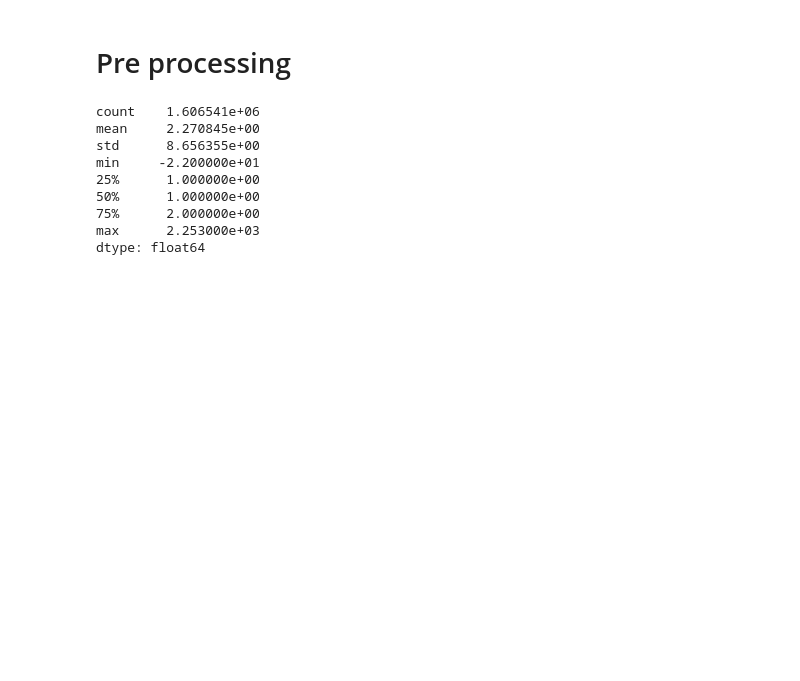
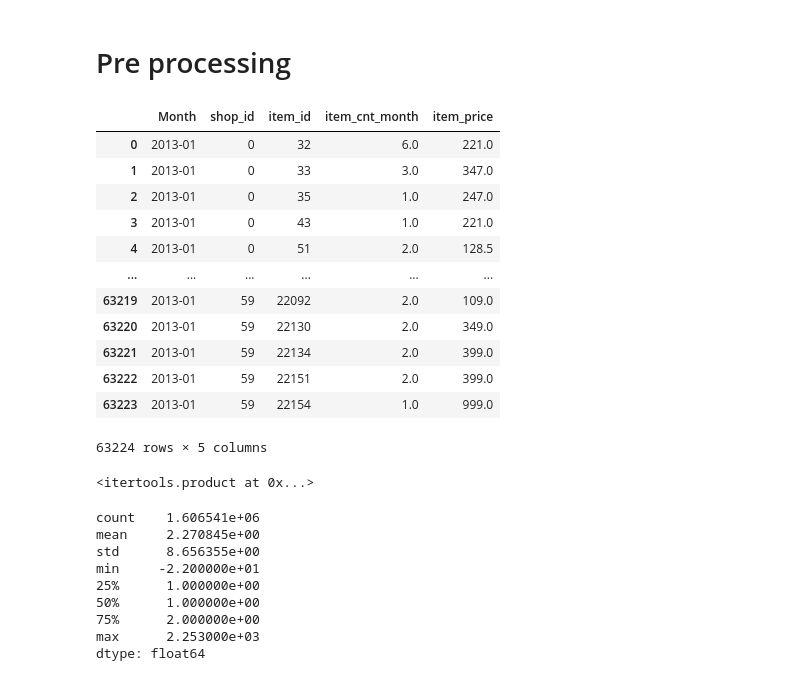
Before and after one commit to lsuazo/HowToWinKaggle, a Jupyter notebook: FinalProject/20200824_setup_cross_val.ipynb, the cells around one changed output. Cells and saved outputs as stored; diff of their text form; code cells hidden in the pictures; blank space fills up the shorter version.

```diff
--- a/FinalProject/20200824_setup_cross_val.ipynb
+++ b/FinalProject/20200824_setup_cross_val.ipynb
@@ -39,3 +39,9 @@ sales = utilities.load_and_preprocess()
 # %%
 agg_sales = utilities.aggregate_monthly(sales)
 piv_agg_sales = agg_sales.set_index(['Month', 'shop_id', 'item_id']).item_cnt_month.unstack(level=0).fillna(0)
+# %%
+months = list(agg_sales.Month.unique())
+# %%
+month = months[0]
+# %%
+month_data = agg_sales[agg_sales.Month == month]
@@ -41,0 +52,16 @@ piv_agg_sales = agg_sales.set_index(['Month', 'shop_id', 'item_id']).item_cnt_mo
+# %%
+month_data
+# %% [output]
+|  | Month | shop_id | item_id | item_cnt_month | item_price |
+| 0 | 2013-01 | 0 | 32 | 6.0 | 221.0 |
+| 1 | 2013-01 | 0 | 33 | 3.0 | 347.0 |
+| 2 | 2013-01 | 0 | 35 | 1.0 | 247.0 |
+| 3 | 2013-01 | 0 | 43 | 1.0 | 221.0 |
+| 4 | 2013-01 | 0 | 51 | 2.0 | 128.5 |
+| ... | ... | ... | ... | ... | ... |
+| 63219 | 2013-01 | 59 | 22092 | 2.0 | 109.0 |
+| 63220 | 2013-01 | 59 | 22130 | 2.0 | 349.0 |
+| 63221 | 2013-01 | 59 | 22134 | 2.0 | 399.0 |
+| 63222 | 2013-01 | 59 | 22151 | 2.0 | 399.0 |
+| 63223 | 2013-01 | 59 | 22154 | 1.0 | 999.0 |
+63224 rows × 5 columns
@@ -42,3 +70,7 @@ piv_agg_sales = agg_sales.set_index(['Month', 'shop_id', 'item_id']).item_cnt_mo
+# %%
+product(shops, item_ids, [])
+# %% [output]
+<itertools.product at 0x...>
 # %%
 stacked = piv_agg_sales.stack()
 # %%
```
Also changed, not shown: parts of 21 cells of this notebook.
